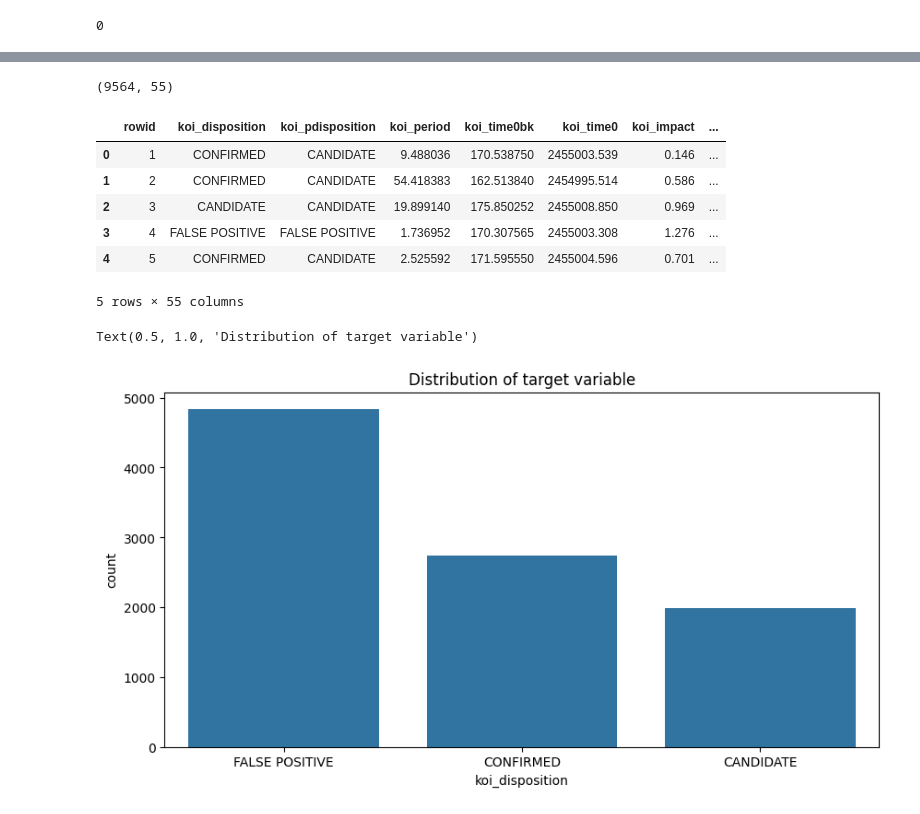
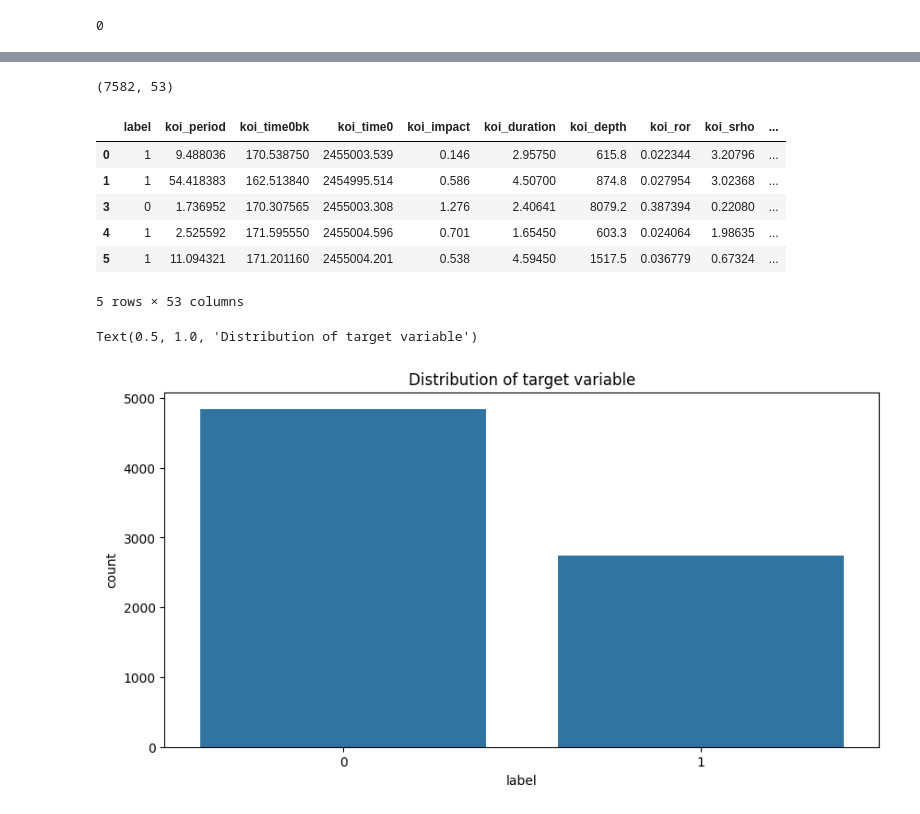
Before and after one commit to kaminskaz/mAI_little_pony, a Jupyter notebook: code/eda_ula.ipynb, the cells around one changed output, grey strips where cells are left out. Drawn from its saved outputs; the diff is of its cells as text; code cells hidden in the pictures.

```diff
--- a/code/eda_ula.ipynb
+++ b/code/eda_ula.ipynb
@@ -136,6 +113,8 @@ df.drop(columns = ['rowid'
 # %%
 df = df[df['koi_disposition'] != 'CANDIDATE']
 df['koi_disposition'] = df['koi_disposition'].map({'CONFIRMED': 1, 'FALSE POSITIVE': 0})
+df.drop(columns = ['koi_pdisposition'], inplace=True)
+df.rename(columns = {'koi_disposition': 'label'}, inplace=True)
 # %%
 df.to_csv("../data/data_clean.csv", index=False)
 # %%
@@ -166,27 +140,6 @@ Index(['rowid', 'kepid', 'kepoi_name', 'kepler_name', 'koi_disposition',
 df.duplicated().sum()
 # %% [output]
 0
-# %%
-df.drop(columns = ['kepid'
-                  , 'kepoi_name'
-                  , 'kepler_name'
-                  , 'koi_score'
-                  , 'koi_fpflag_nt'
-                  , 'koi_fpflag_ss'
-                  , 'koi_fpflag_co'
-                  , 'koi_fpflag_ec'
-                  , 'koi_vet_stat'
-                  , 'koi_vet_date'
-                  , 'koi_disp_prov'
-                  , 'koi_comment'
-                  , 'koi_parm_prov'
-                  , 'koi_tce_delivname'
-                  , 'koi_trans_mod'
-                  , 'koi_datalink_dvr'
-                  , 'koi_datalink_dvs'
-                  , 'koi_sparprov'
-                  , 'koi_fittype'
-                  ], inplace=True)
 # %%
 # Check for missing values
 df.isnull().sum()
@@ -220,7 +173,7 @@ Index(['koi_longp', 'koi_ingress', 'koi_model_dof', 'koi_model_chisq',
 df.drop(cols_with_missing, axis=1, inplace=True)
 # %%
 # impute missing values with mean
-df.fillna(df.select_dtypes(include='number').mean(), inplace=True)
+df.fillna(df.select_dtypes(include='number').median(), inplace=True)
 # %%
 # correlation
 # only for numerical columns
@@ -268,25 +220,25 @@ df.drop(single_value_cols, axis=1, inplace=True)
 # %%
 df.shape
 # %% [output]
-(9564, 55)
+(7582, 53)
 # %%
 df = df.copy()
 df.to_csv("../data/df.csv", index=False)
 # %%
 df.head()
 # %% [output]
-|  | rowid | koi_disposition | koi_pdisposition | koi_period | koi_time0bk | koi_time0 | koi_impact | ... |
-| 0 | 1 | CONFIRMED | CANDIDATE | 9.488036 | 170.538750 | 2455003.539 | 0.146 | ... |
-| 1 | 2 | CONFIRMED | CANDIDATE | 54.418383 | 162.513840 | 2454995.514 | 0.586 | ... |
-| 2 | 3 | CANDIDATE | CANDIDATE | 19.899140 | 175.850252 | 2455008.850 | 0.969 | ... |
-| 3 | 4 | FALSE POSITIVE | FALSE POSITIVE | 1.736952 | 170.307565 | 2455003.308 | 1.276 | ... |
-| 4 | 5 | CONFIRMED | CANDIDATE | 2.525592 | 171.595550 | 2455004.596 | 0.701 | ... |
+|  | label | koi_period | koi_time0bk | koi_time0 | koi_impact | koi_duration | koi_depth | koi_ror | koi_srho | ... |
+| 0 | 1 | 9.488036 | 170.538750 | 2455003.539 | 0.146 | 2.95750 | 615.8 | 0.022344 | 3.20796 | ... |
+| 1 | 1 | 54.418383 | 162.513840 | 2454995.514 | 0.586 | 4.50700 | 874.8 | 0.027954 | 3.02368 | ... |
+| 3 | 0 | 1.736952 | 170.307565 | 2455003.308 | 1.276 | 2.40641 | 8079.2 | 0.387394 | 0.22080 | ... |
+| 4 | 1 | 2.525592 | 171.595550 | 2455004.596 | 0.701 | 1.65450 | 603.3 | 0.024064 | 1.98635 | ... |
+| 5 | 1 | 11.094321 | 171.201160 | 2455004.201 | 0.538 | 4.59450 | 1517.5 | 0.036779 | 0.67324 | ... |
-5 rows × 55 columns
+5 rows × 53 columns
 # %%
 # plot for distribution of target variable
 plt.figure(figsize=(10, 5))
-sns.barplot(x=df['koi_disposition'].value_counts().index, y=df['koi_disposition'].value_counts())
+sns.barplot(x=df['label'].value_counts().index, y=df['label'].value_counts())
 plt.title('Distribution of target variable')
 # %% [output]
 Text(0.5, 1.0, 'Distribution of target variable')
-[figure, old version]
+[figure, new version]
```
Also changed, not shown: parts of 10 cells of this notebook.
